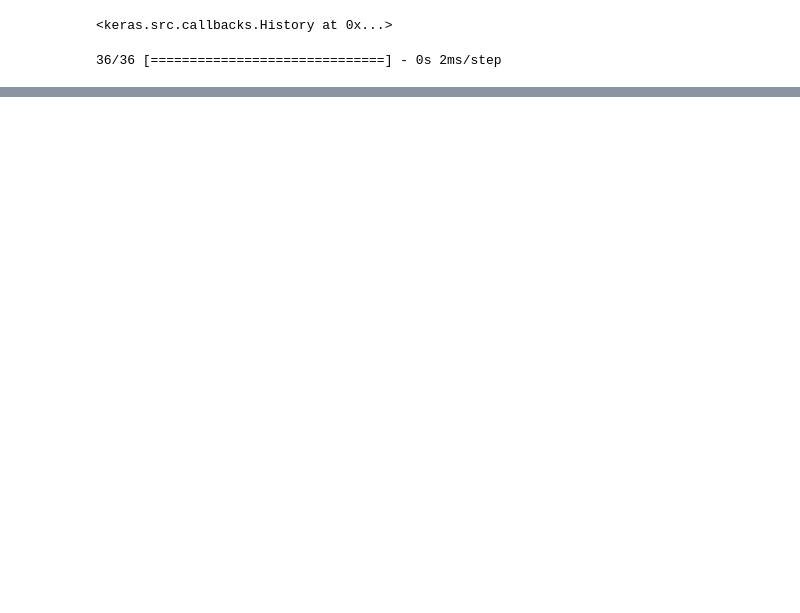
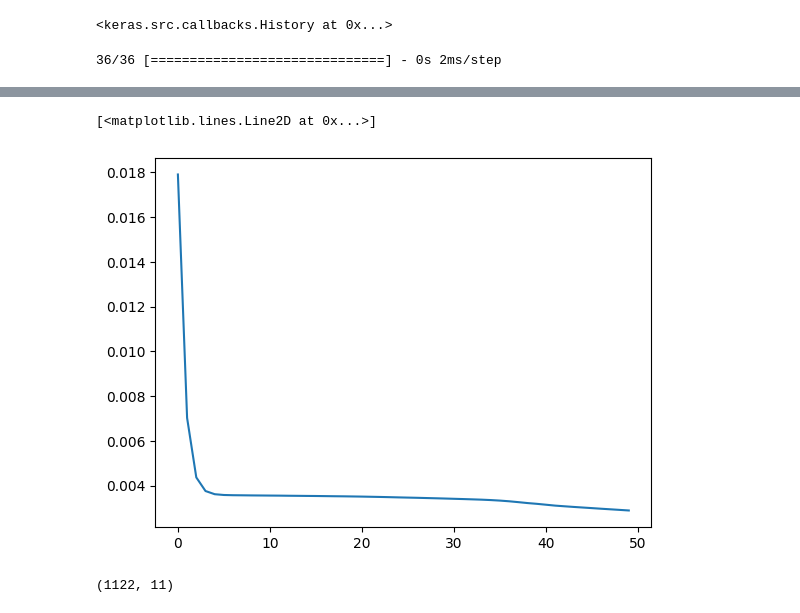
Before and after one commit to ukush/BItcoin-Tx-Anomaly-Detection, a Jupyter notebook: Notebooks/5_Autoencoder.ipynb, the cells around one changed output, grey strips where cells are left out. Cells and saved outputs as stored; diff of their text form; code cells hidden in the pictures; blank space fills up the shorter version.

```diff
--- a/Notebooks/5_Autoencoder.ipynb
+++ b/Notebooks/5_Autoencoder.ipynb
@@ -27,0 +22,4 @@ X
+# %%
+# Split the dataset into legit and fraud transactions (They will be used separately to train and test the autoencoder)
+legit_tx = all_tx[all_tx['out_and_tx_malicious']==0]
+#fraud_tx = all_tx[all_tx['out_and_tx_malicious']==1]
@@ -43,0 +53,8 @@ X_test.shape
+# %%
+# Split into training, validation and test data
+# Stratify to get even distribution of classes in the training and test data
+# This is useful because we have an uneven class proprtion (far fewer fraudulent transactions)
+legit_tx_train, legit_tx_test, legit_tx_label_train, legit_tx_label_test = train_test_split(scaled_legit_tx, legit_labels, test_size=1 - train_ratio, random_state=42)
+
+# Create validation set as 15% of orginal dataset (not 10% of X_train which would be 10% of 80%)
+legit_tx_val, legit_tx_test, legit_tx_label_val, legit_tx_label_test = train_test_split(legit_tx_test, legit_tx_label_test, test_size=test_ratio/(test_ratio + validation_ratio))
@@ -186,0 +218,30 @@ plt.show()
+# %%
+input_dim = 11
+latent_dim = 4
+output_dim = input_dim
+
+anomaly_encoder = keras.models.Sequential([
+    keras.layers.Dense(64, input_shape=(input_dim, )),
+    keras.layers.Dense(32,activation='relu'),
+    keras.layers.Dropout(0.2),
+    keras.layers.Dense(16,activation='relu'),
+    keras.layers.Dense(8,activation='relu'),
+    keras.layers.Dense(latent_dim)
+])
+
+anomaly_decoder = keras.models.Sequential([
+  keras.layers.Dense(latent_dim),
+  keras.layers.Dense(8,activation='relu'),
+  keras.layers.Dense(16,activation='relu'),
+  keras.layers.Dropout(0.2),
+  keras.layers.Dense(32,activation='relu'),
+  keras.layers.Dense(64,activation='relu'),
+  keras.layers.Dense(output_dim)
+])
+
+anomaly_autoencoder = keras.models.Sequential([anomaly_encoder, anomaly_decoder])
+anomaly_autoencoder.compile(loss='mse',
+                    optimizer=keras.optimizers.SGD(learning_rate=0.01))
+
+history = anomaly_autoencoder.fit(legit_tx_train, legit_tx_train,
+                                  validation_data=[legit_tx_val, legit_tx_val], epochs=50)
@@ -186,0 +266,10 @@ plt.show()
+# %%
+training_loss = history.history['val_loss']
+plt.plot(training_loss)
+# %% [output]
+[<matplotlib.lines.Line2D at 0x...>]
+[figure, added]
+# %%
+legit_tx_test.shape
+# %% [output]
+(1122, 11)
```
Also changed, not shown: parts of 34 cells of this notebook, 2 other files.
